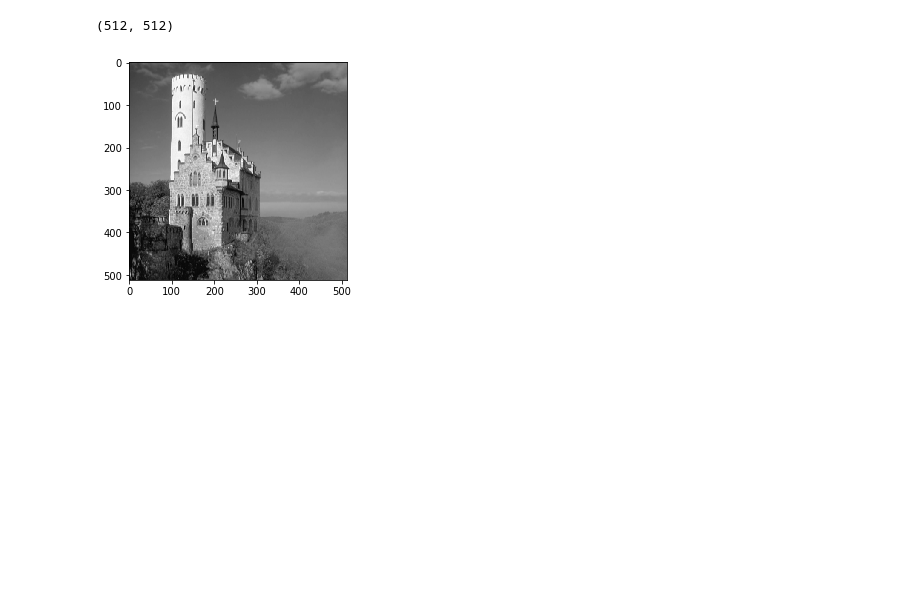
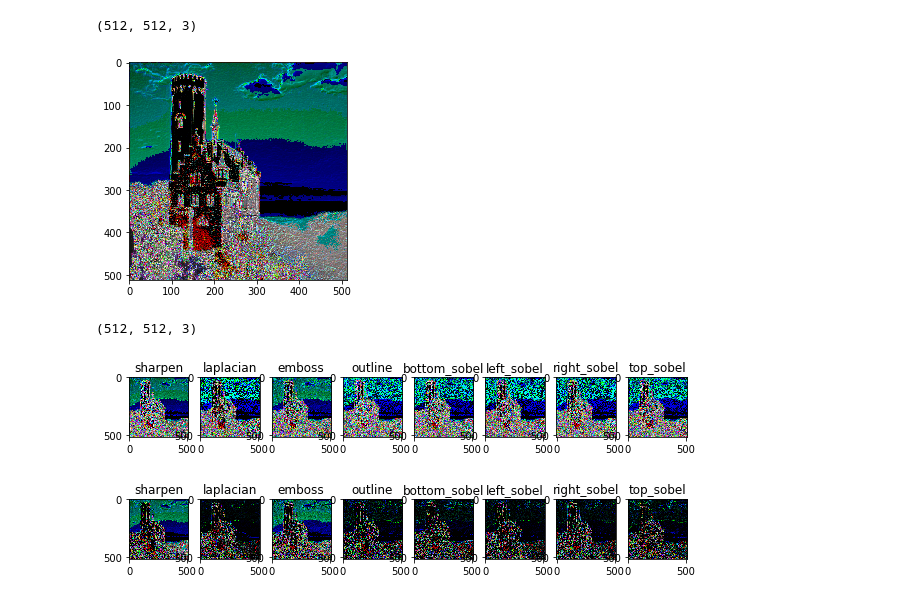
Before and after one commit to Jamy11/convolutionpadding-maxpooling-relu-sigmoid-implementation, a Jupyter notebook: assignment 2.ipynb, the cells around one changed output. Cells and saved outputs as stored; diff of their text form; code cells hidden in the pictures; blank space fills up the shorter version.

```diff
--- a/assignment 2.ipynb
+++ b/assignment 2.ipynb
@@ -6,9 +6,9 @@ import skimage.measure
 
 
 
-image = np.array(cv2.imread('H:/CV/assignment 2/test.png',0))
+image = np.array(cv2.imread('H:/CV/assignment 2/test.png'))
 
-plt.rcParams['image.cmap'] = 'gray'
+#plt.rcParams['image.cmap'] = 'gray'
 plt.imshow(image)
 image.shape
 # %% [output]
@@ -17,7 +17,7 @@ image.shape
 # %%
 def zero_pad(X, pad):
 
-    X_pad = np.pad(X, ((pad, pad), (pad, pad)), 'constant', constant_values=0)
+    X_pad = np.pad(X, ((pad, pad), (pad, pad), (0,0)), 'constant', constant_values=0)
 
 
     return X_pad
@@ -88,9 +88,8 @@ def convolve2d(image, kernel):
 
     imgh = image.shape[0]
     imgw = image.shape[1]
-    kernal = np.array([[0, 1, 0], [0, 1, 0], [0, 1, 0]])
-    kh = kernal.shape[0]
-    kw = kernal.shape[1]
+    kh = kernel.shape[0]
+    kw = kernel.shape[1]
 
 
 
@@ -100,7 +99,7 @@ def convolve2d(image, kernel):
             dotp =0
             for x in range (kh):
                 for y in range (kw):
-                    dotp = dotp + kernal[x][y] * img_pad[i-1+x][j-1+y]
+                    dotp = dotp + kernel[x][y] * img_pad[i-1+x][j-1+y]
 
                 output[i][j] = dotp
 
@@ -172,14 +168,32 @@ plot(relu_data,j)
 # %%
-jamy = relu_data[0]
+asus = relu_data[0]
 for i in range (7):
-    jamy = np.add(jamy , relu_data[i+1])
+    asus = np.add(asus , relu_data[i+1])
 # %%
-plt.imshow(jamy)
-jamy.shape
+plt.imshow(asus.astype('uint8'))
+asus.shape
 # %% [output]
-(512, 512)
+(512, 512, 3)
-[figure, old version]
+[figure, new version]
 # %%
 def maxpool(img):
     img = skimage.measure.block_reduce(a, (2,2), np.max)
     return img
+# %%
+result = []
+for i in range (8):
+    #print(i)
+    result.append(convolve2d(asus, k[i]))
+result[1].shape
+# %% [output]
+(512, 512, 3)
+# %%
+plot(result,j)
+# %% [output]
+[figure, added]
+# %%
+relu_data = []
+relu(result)
+plot(relu_data,j)
+# %% [output]
+[figure, added]
```
Also changed, not shown: parts of 9 cells of this notebook.
